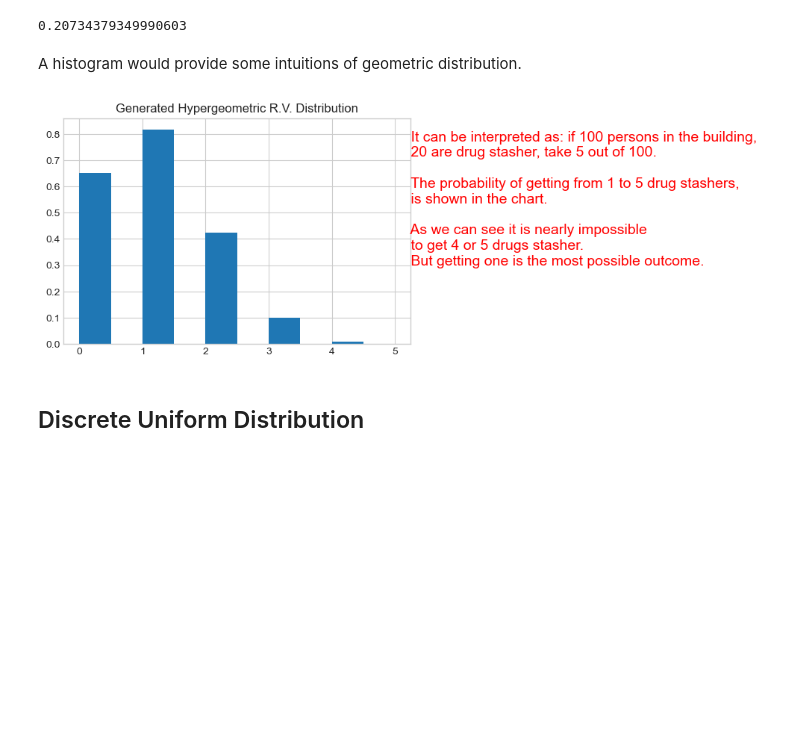
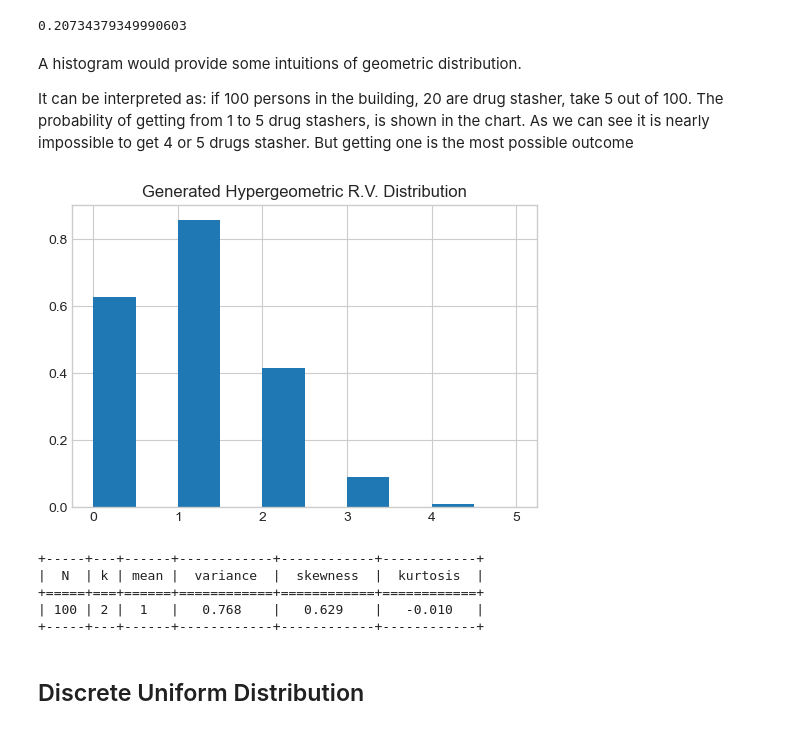
Before and after one commit to jy12060026ai/excss-stats, a Jupyter notebook: basics/02-Probability-Review.ipynb, the cells around one changed output. Drawn from its saved outputs; the diff is of its cells as text; code cells hidden in the pictures; blank space fills up the shorter version.

```diff
--- a/basics/02-Probability-Review.ipynb
+++ b/basics/02-Probability-Review.ipynb
@@ -801,26 +821,3 @@ hgeo = stats.hypergeom.pmf(k, N, K, n, loc = 0)
 hgeo
 # %% [output]
 0.20734379349990603
-# %% [markdown]
-A histogram would provide some intuitions of geometric distribution.
-# %%
-hgeo_rv = stats.hypergeom.rvs(100, 20, 5, size = 10000)
-norm_rv = sp.stats.norm.rvs(mu, sigma, size=5000)
-fig, ax = plt.subplots(figsize=(12, 7))
-h, bins, patches = ax.hist(norm_rv, density=True, bins=50)
-ax.set_title('Normal Frequency Distribution', size=16)
-ax.set(title='Generated Hypergeometric R.V. Distribution')
-s = '''    It can be interpreted as: if 100 persons in the building,
-    20 are drug stasher, take 5 out of 100.
-
-    The probability of getting from 1 to 5 drug stashers,
-    is shown in the chart.
-
-    As we can see it is nearly impossible
-    to get 4 or 5 drugs stasher.
-    But getting one is the most possible outcome.'''
-
-ax.text(5, .3, s, fontsize=14, color ='red')
-plt.show()
-# %% [output]
-[figure, removed]
@@ -835,3 +824,32 @@ print(table.draw())
+# %% [markdown]
+A histogram would provide some intuitions of geometric distribution.
+
+It can be interpreted as: if 100 persons in the building, 20 are drug stasher, take 5 out of 100. The probability of getting from 1 to 5 drug stashers, is shown in the chart. As we can see it is nearly impossible to get 4 or 5 drugs stasher. But getting one is the most possible outcome
+# %%
+hgeo_rv = stats.hypergeom.rvs(100, 20, 5, size = 10000)
+
+_, ax = plt.subplots(figsize=(6, 4), dpi=100)
+
+h, bins, patches = ax.hist(hgeo_rv, density = True)
+ax.set(title='Generated Hypergeometric R.V. Distribution')
+
+plt.show()
+# %% [output]
+[figure, added]
+# %%
+mean, var, skew, kurt = stats.hypergeom.stats(N, K, n, moments='mvsk')
+table = Texttable()
+table.set_cols_align(["c", "c", 'c', 'c', 'c', 'c'])
+table.set_cols_valign(["m", "m", 'm', 'm', 'm', 'm'])
+table.add_rows([['N', 'k', "mean", " variance ", ' skewness ', ' kurtosis '],
+                [N, k, mean, var, skew, kurt]])
+print(table.draw())
+# %% [output]
++-----+---+------+------------+------------+------------+
+|  N  | k | mean |  variance  |  skewness  |  kurtosis  |
++=====+===+======+============+============+============+
+| 100 | 2 |  1   |   0.768    |   0.629    |   -0.010   |
++-----+---+------+------------+------------+------------+
 # %% [markdown]
 ## Discrete Uniform Distribution
 # %% [markdown]
```
Also changed, not shown: parts of 42 cells of this notebook.
